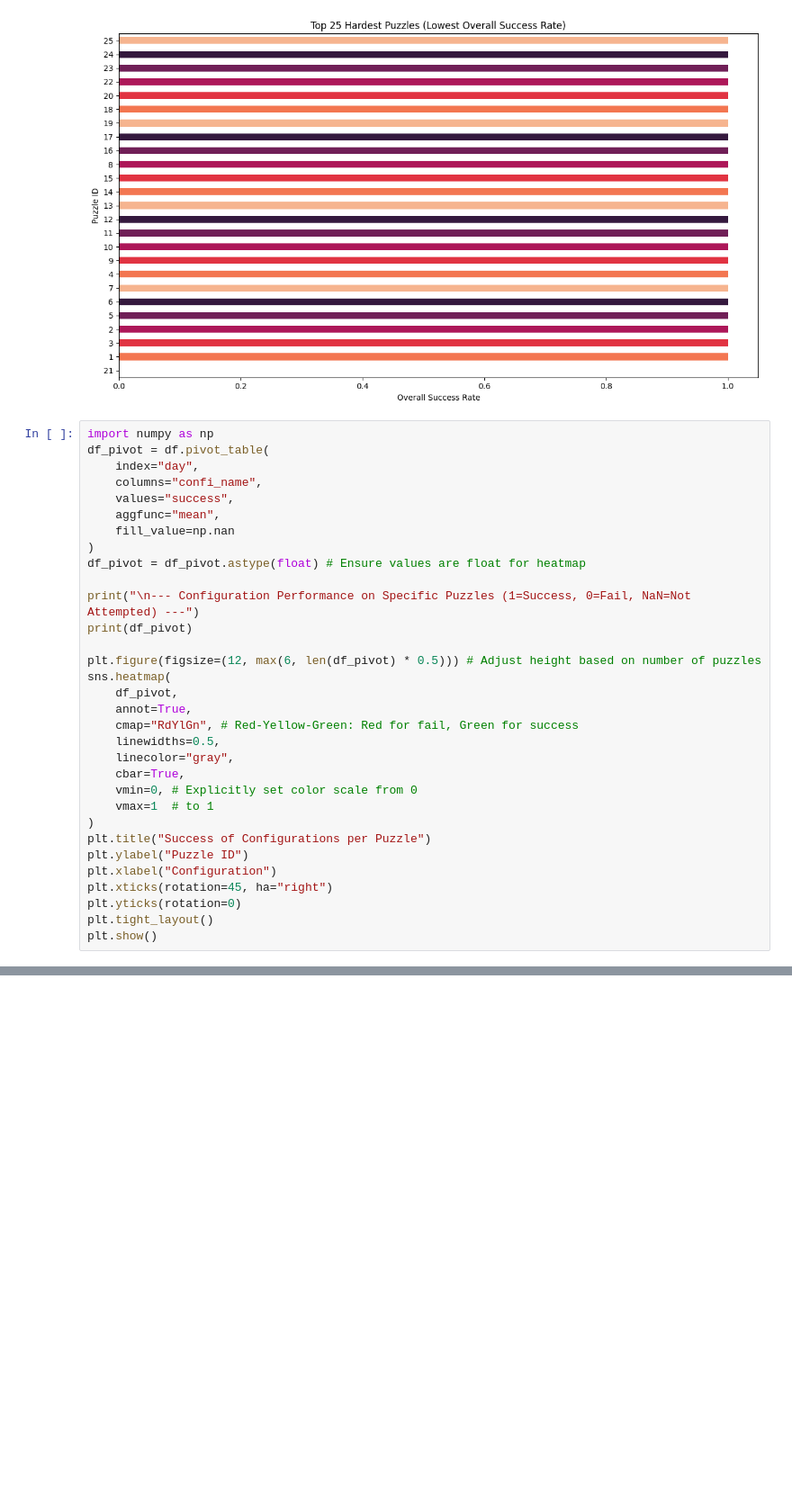
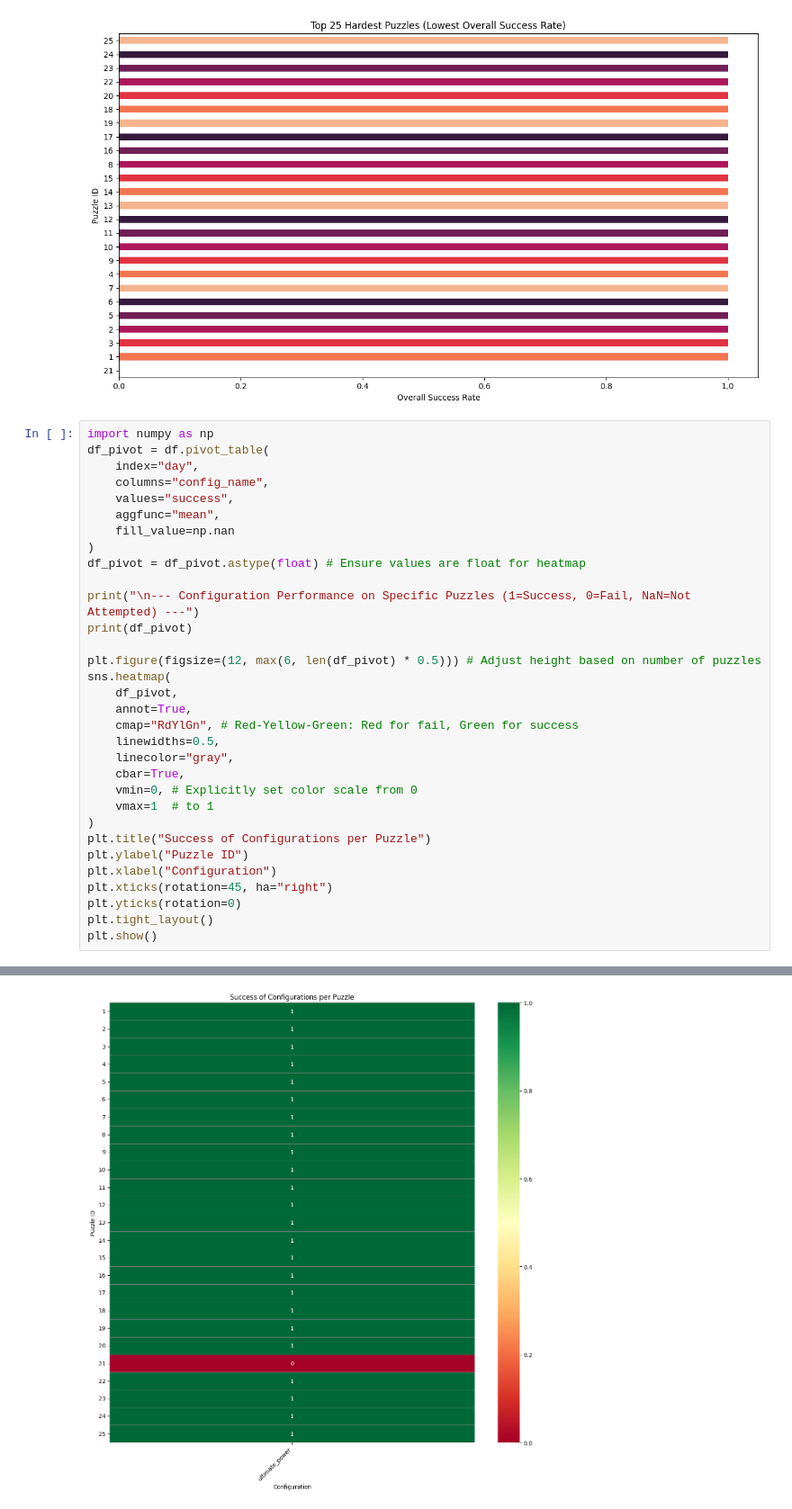
Before and after one commit to twanh/thesis-advent-of-agents, a Jupyter notebook: experiments/model_comparison.ipynb, the cells around one changed output, grey strips where cells are left out. Shown at 90% size. Cells and saved outputs as stored; diff of their text form; blank space fills up the shorter version.

```diff
--- a/experiments/model_comparison.ipynb
+++ b/experiments/model_comparison.ipynb
@@ -657,7 +667,7 @@ Name: success, dtype: float64
 import numpy as np
 df_pivot = df.pivot_table(
     index="day",
-    columns="confi_name",
+    columns="config_name",
     values="success",
     aggfunc="mean",
     fill_value=np.nan
@@ -689,0 +716 @@ KeyError: 'puzzle_id'
+[figure, added]
```
Also changed, not shown: parts of 6 cells of this notebook.
